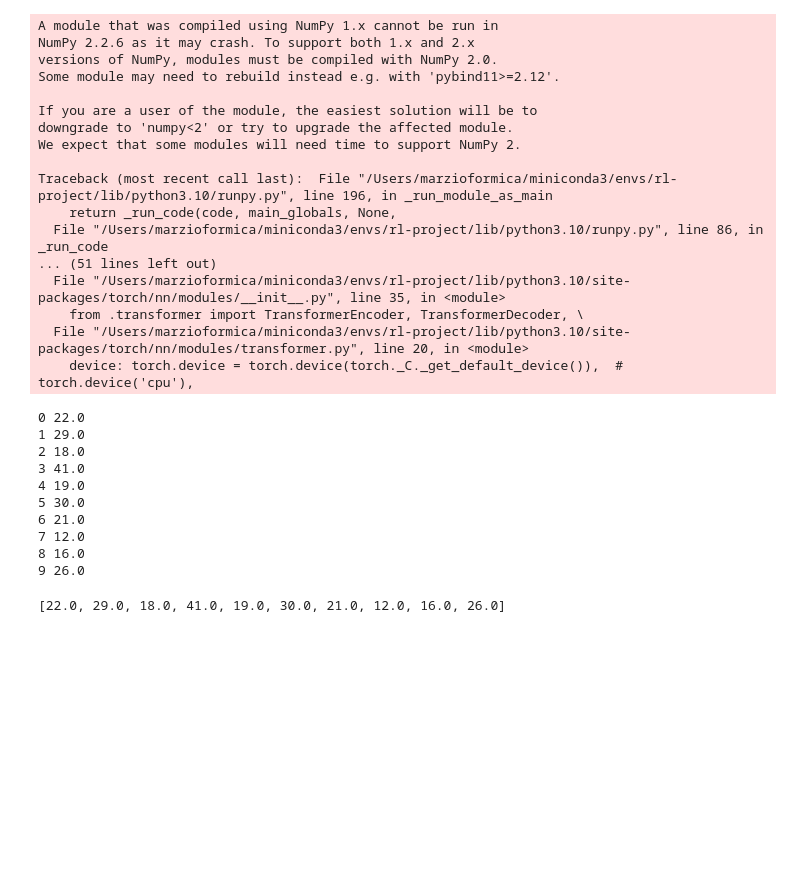
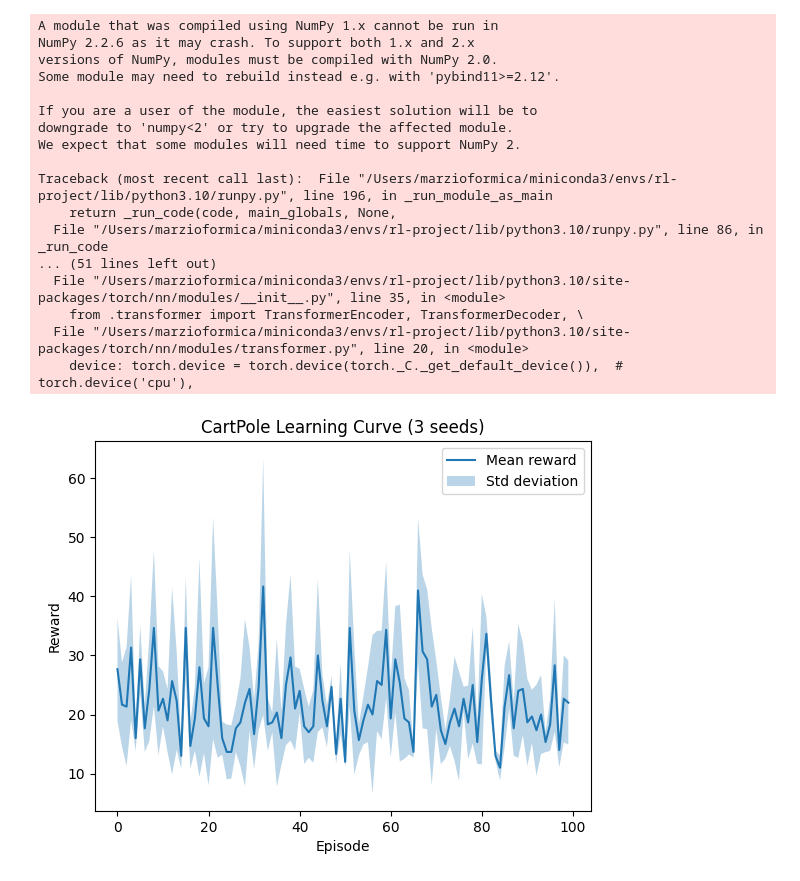
Before and after one commit to marziof/deep-rl-project, a Jupyter notebook: test.ipynb, the cells around one changed output. Saved outputs shown, nothing was run; the diff lists cells and outputs as text; code cells hidden in the pictures; blank space fills up the shorter version.

```diff
--- a/test.ipynb
+++ b/test.ipynb
@@ -42,19 +43,32 @@ class RandomAgent:
     def act(self, state):
         return self.action_space.sample()
 # %%
-env = make_env("CartPole-v1", seed=0)
-agent = RandomAgent(env.action_space)
+rewards_rnd = run_experiments(
+    agent_fn=lambda action_space, state_dim: RandomAgent(action_space),
+    seeds=[0, 1, 2],
+    n_episodes=100
+)
 
-rewards = run_experiments(agent_fn=lambda: agent, seeds=[0, 1, 2], n_episodes=10)
+rewards_dqn = run_experiments(
+    agent_fn=lambda action_space, state_dim: DQNAgent(
+        action_space=action_space,
+        state_dim=state_dim,
+        gamma=0.99,
+        batch_size=64,
+        eps=1.0,
+        eps_min=0.05,
+        eps_decay=0.999,
+        target_update_freq=100,
+        buffer_capacity=10000,
+        lr=1e-1
+    ),
+    seeds=[0, 1, 2],
+    n_episodes=1000
+)
-# %% [output]
-0 22.0
-1 29.0
-2 18.0
-3 41.0
-4 19.0
-5 30.0
-6 21.0
-7 12.0
-8 16.0
-9 26.0
-[22.0, 29.0, 18.0, 41.0, 19.0, 30.0, 21.0, 12.0, 16.0, 26.0]
+# %%
+mean_rewards_rnd, std_rewards_rnd = compute_stats(rewards_rnd)
+episodes = np.arange(len(mean_rewards_rnd))
+
+plot_learning_curve(episodes, mean_rewards_rnd, std_rewards_rnd)
+# %% [output]
+[figure, added]
```
Also changed, not shown: parts of 2 cells of this notebook, 4 other files.
